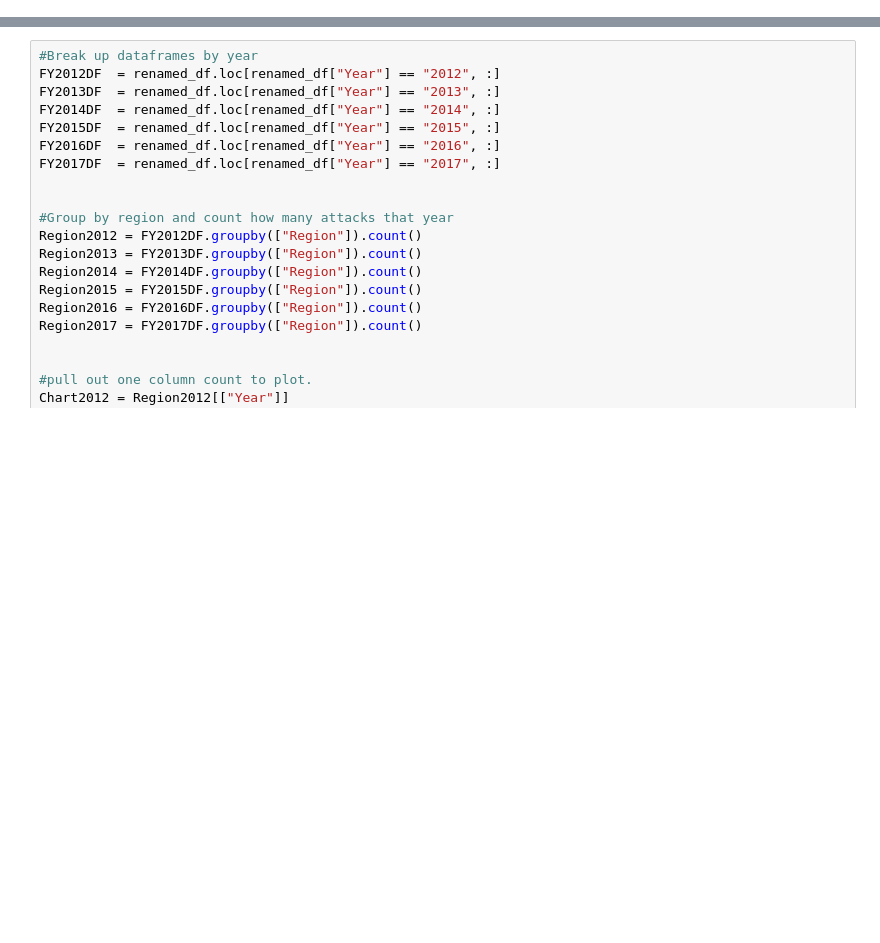
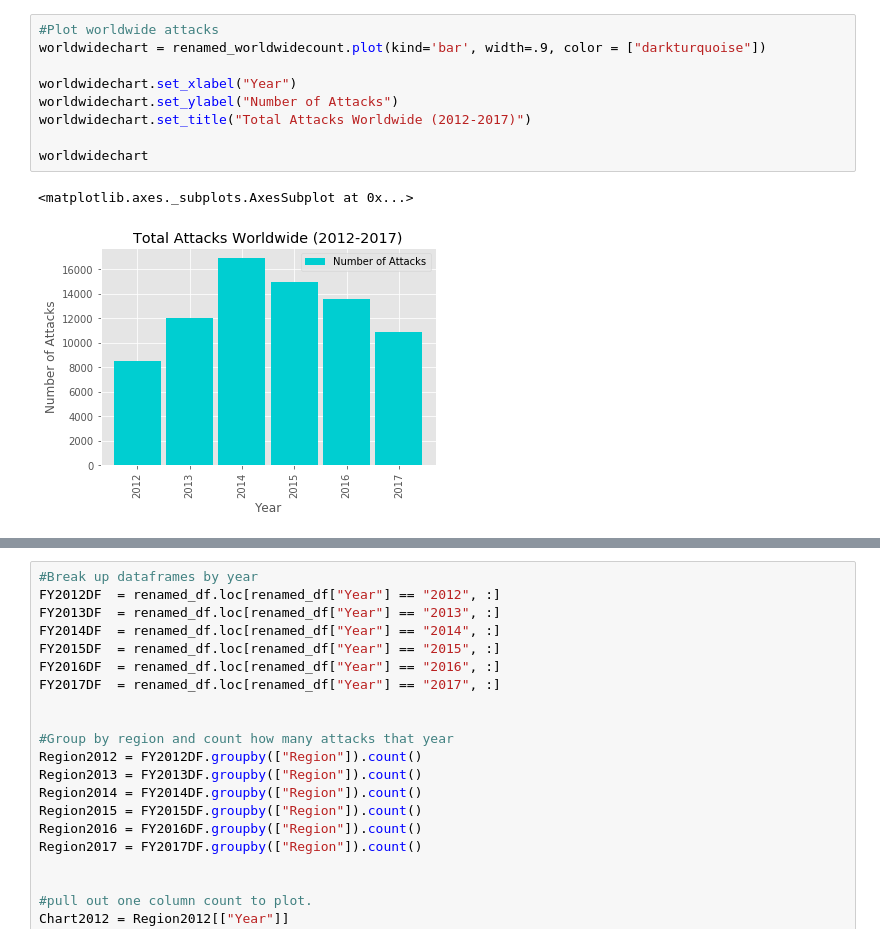
Before and after one commit to kristen-hyman/Group_Project, a Jupyter notebook: kristen_file.ipynb, the cells around one changed output, grey strips where cells are left out. Drawn from its saved outputs; the diff is of its cells as text; blank space fills up the shorter version.

```diff
--- a/kristen_file.ipynb
+++ b/kristen_file.ipynb
@@ -27 +37,13 @@ renamed_df.head()
+# %%
+#Plot worldwide attacks
+worldwidechart = renamed_worldwidecount.plot(kind='bar', width=.9, color = ["darkturquoise"])
+
+worldwidechart.set_xlabel("Year")
+worldwidechart.set_ylabel("Number of Attacks")
+worldwidechart.set_title("Total Attacks Worldwide (2012-2017)")
+
+worldwidechart
+# %% [output]
+<matplotlib.axes._subplots.AxesSubplot at 0x...>
+[figure, added]
 # %%
```
Also changed, not shown: parts of 10 cells of this notebook.
